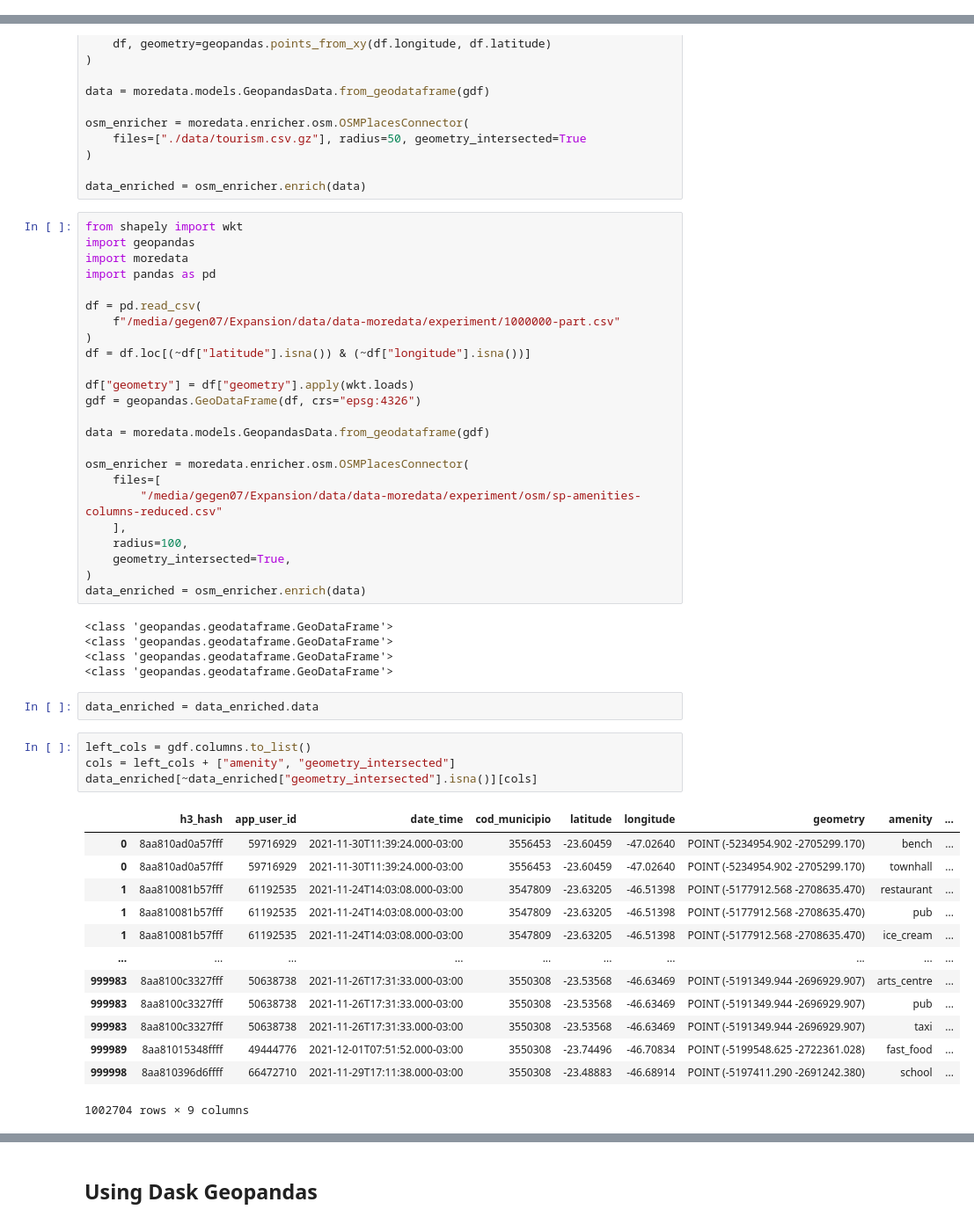
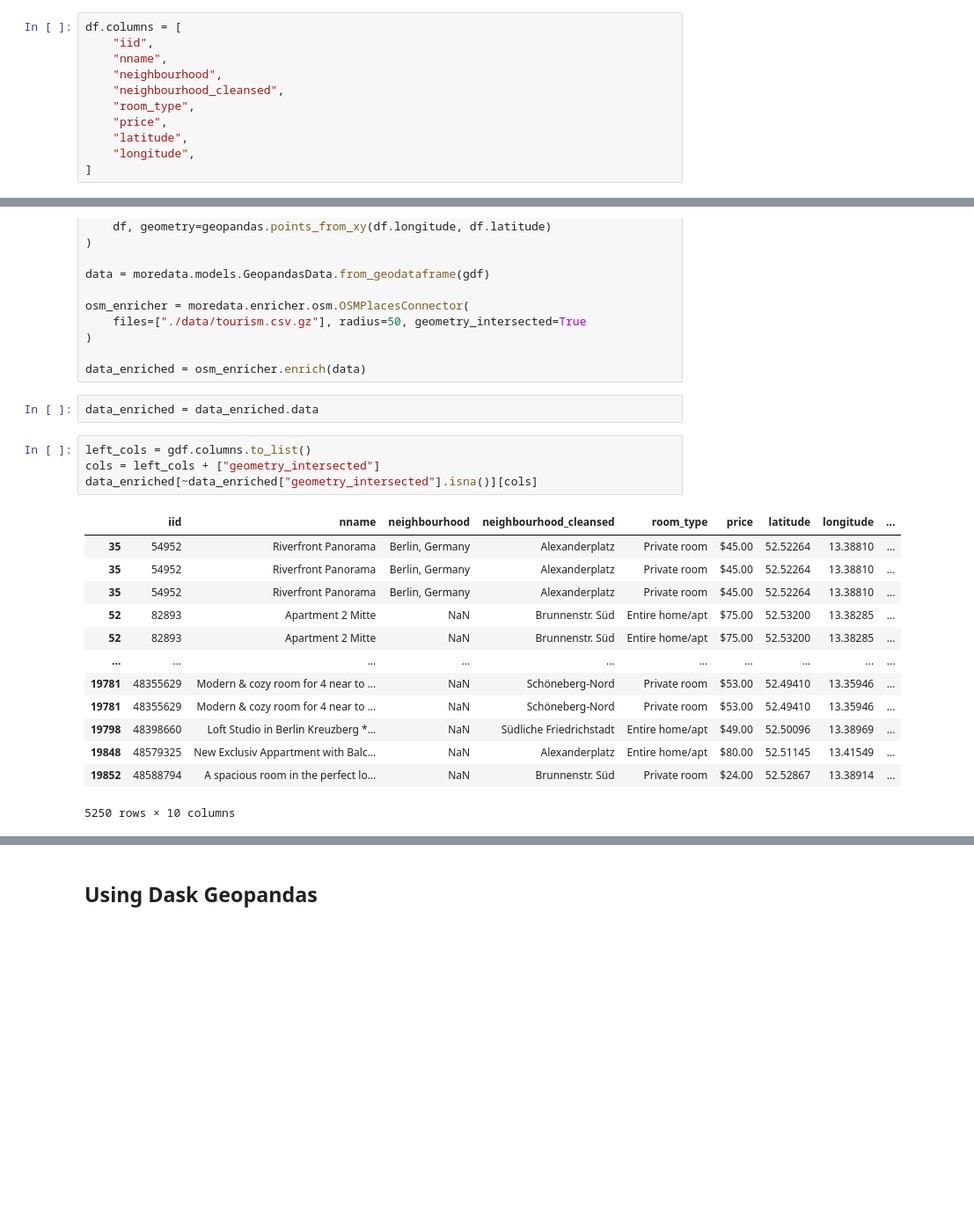
Before and after one commit to NESPEDUFV/more-data, a Jupyter notebook: examples/osm/osm-places.ipynb, the cells around one changed output, grey strips where cells are left out. Shown: that part at 88% size. Saved outputs shown, nothing was run; the diff lists cells and outputs as text; blank space fills up the shorter version.

```diff
--- a/examples/osm/osm-places.ipynb
+++ b/examples/osm/osm-places.ipynb
@@ -5,6 +8,17 @@ import pandas as pd
 df = pd.read_csv(get_path("airbnb-berlin-main"))
 df = df.loc[(~df["latitude"].isna()) & (~df["longitude"].isna())]
 df.to_json("./data/airbnb-berlin.json", orient="records")
+# %%
+df.columns = [
+    "iid",
+    "nname",
+    "neighbourhood",
+    "neighbourhood_cleansed",
+    "room_type",
+    "price",
+    "latitude",
+    "longitude",
+]
 # %% [markdown]
 ## Using JsonData
 # %%
@@ -40,55 +54,26 @@ osm_enricher = moredata.enricher.osm.OSMPlacesConnector(
 )
 
 data_enriched = osm_enricher.enrich(data)
-# %%
-from shapely import wkt
-import geopandas
-import moredata
-import pandas as pd
-
-df = pd.read_csv(
-    f"/media/gegen07/Expansion/data/data-moredata/experiment/1000000-part.csv"
-)
-df = df.loc[(~df["latitude"].isna()) & (~df["longitude"].isna())]
-
-df["geometry"] = df["geometry"].apply(wkt.loads)
-gdf = geopandas.GeoDataFrame(df, crs="epsg:4326")
-
-data = moredata.models.GeopandasData.from_geodataframe(gdf)
-
-osm_enricher = moredata.enricher.osm.OSMPlacesConnector(
-    files=[
-        "/media/gegen07/Expansion/data/data-moredata/experiment/osm/sp-amenities-columns-reduced.csv"
-    ],
-    radius=100,
-    geometry_intersected=True,
-)
-data_enriched = osm_enricher.enrich(data)
-# %% [output]
-<class 'geopandas.geodataframe.GeoDataFrame'>
-<class 'geopandas.geodataframe.GeoDataFrame'>
-<class 'geopandas.geodataframe.GeoDataFrame'>
-<class 'geopandas.geodataframe.GeoDataFrame'>
 # %%
 data_enriched = data_enriched.data
 # %%
 left_cols = gdf.columns.to_list()
-cols = left_cols + ["amenity", "geometry_intersected"]
+cols = left_cols + ["geometry_intersected"]
 data_enriched[~data_enriched["geometry_intersected"].isna()][cols]
 # %% [output]
-|  | h3_hash | app_user_id | date_time | cod_municipio | latitude | longitude | geometry | amenity | ... |
-| 0 | 8aa810ad0a57fff | 59716929 | 2021-11-30T11:39:24.000-03:00 | 3556453 | -23.60459 | -47.02640 | POINT (-5234954.902 -2705299.170) | bench | ... |
-| 0 | 8aa810ad0a57fff | 59716929 | 2021-11-30T11:39:24.000-03:00 | 3556453 | -23.60459 | -47.02640 | POINT (-5234954.902 -2705299.170) | townhall | ... |
-| 1 | 8aa810081b57fff | 61192535 | 2021-11-24T14:03:08.000-03:00 | 3547809 | -23.63205 | -46.51398 | POINT (-5177912.568 -2708635.470) | restaurant | ... |
-| 1 | 8aa810081b57fff | 61192535 | 2021-11-24T14:03:08.000-03:00 | 3547809 | -23.63205 | -46.51398 | POINT (-5177912.568 -2708635.470) | pub | ... |
-| 1 | 8aa810081b57fff | 61192535 | 2021-11-24T14:03:08.000-03:00 | 3547809 | -23.63205 | -46.51398 | POINT (-5177912.568 -2708635.470) | ice_cream | ... |
+|  | iid | nname | neighbourhood | neighbourhood_cleansed | room_type | price | latitude | longitude | ... |
+| 35 | 54952 | Riverfront Panorama | Berlin, Germany | Alexanderplatz | Private room | $45.00 | 52.52264 | 13.38810 | ... |
+| 35 | 54952 | Riverfront Panorama | Berlin, Germany | Alexanderplatz | Private room | $45.00 | 52.52264 | 13.38810 | ... |
+| 35 | 54952 | Riverfront Panorama | Berlin, Germany | Alexanderplatz | Private room | $45.00 | 52.52264 | 13.38810 | ... |
+| 52 | 82893 | Apartment 2 Mitte | NaN | Brunnenstr. Süd | Entire home/apt | $75.00 | 52.53200 | 13.38285 | ... |
+| 52 | 82893 | Apartment 2 Mitte | NaN | Brunnenstr. Süd | Entire home/apt | $75.00 | 52.53200 | 13.38285 | ... |
 | ... | ... | ... | ... | ... | ... | ... | ... | ... | ... |
-| 999983 | 8aa8100c3327fff | 50638738 | 2021-11-26T17:31:33.000-03:00 | 3550308 | -23.53568 | -46.63469 | POINT (-5191349.944 -2696929.907) | arts_centre | ... |
-| 999983 | 8aa8100c3327fff | 50638738 | 2021-11-26T17:31:33.000-03:00 | 3550308 | -23.53568 | -46.63469 | POINT (-5191349.944 -2696929.907) | pub | ... |
-| 999983 | 8aa8100c3327fff | 50638738 | 2021-11-26T17:31:33.000-03:00 | 3550308 | -23.53568 | -46.63469 | POINT (-5191349.944 -2696929.907) | taxi | ... |
-| 999989 | 8aa81015348ffff | 49444776 | 2021-12-01T07:51:52.000-03:00 | 3550308 | -23.74496 | -46.70834 | POINT (-5199548.625 -2722361.028) | fast_food | ... |
-| 999998 | 8aa810396d6ffff | 66472710 | 2021-11-29T17:11:38.000-03:00 | 3550308 | -23.48883 | -46.68914 | POINT (-5197411.290 -2691242.380) | school | ... |
+| 19781 | 48355629 | Modern & cozy room for 4 near to ... | NaN | Schöneberg-Nord | Private room | $53.00 | 52.49410 | 13.35946 | ... |
+| 19781 | 48355629 | Modern & cozy room for 4 near to ... | NaN | Schöneberg-Nord | Private room | $53.00 | 52.49410 | 13.35946 | ... |
+| 19798 | 48398660 | Loft Studio in Berlin Kreuzberg *... | NaN | Südliche Friedrichstadt | Entire home/apt | $49.00 | 52.50096 | 13.38969 | ... |
+| 19848 | 48579325 | New Exclusiv Appartment with Balc... | NaN | Alexanderplatz | Entire home/apt | $80.00 | 52.51145 | 13.41549 | ... |
+| 19852 | 48588794 | A spacious room in the perfect lo... | NaN | Brunnenstr. Süd | Private room | $24.00 | 52.52867 | 13.38914 | ... |
-1002704 rows × 9 columns
+5250 rows × 10 columns
 # %%
 data_enriched[data_enriched["geometry_intersected"].isna()]
 # %% [output]
```
Also changed, not shown: parts of 9 cells of this notebook, 4 other files.
